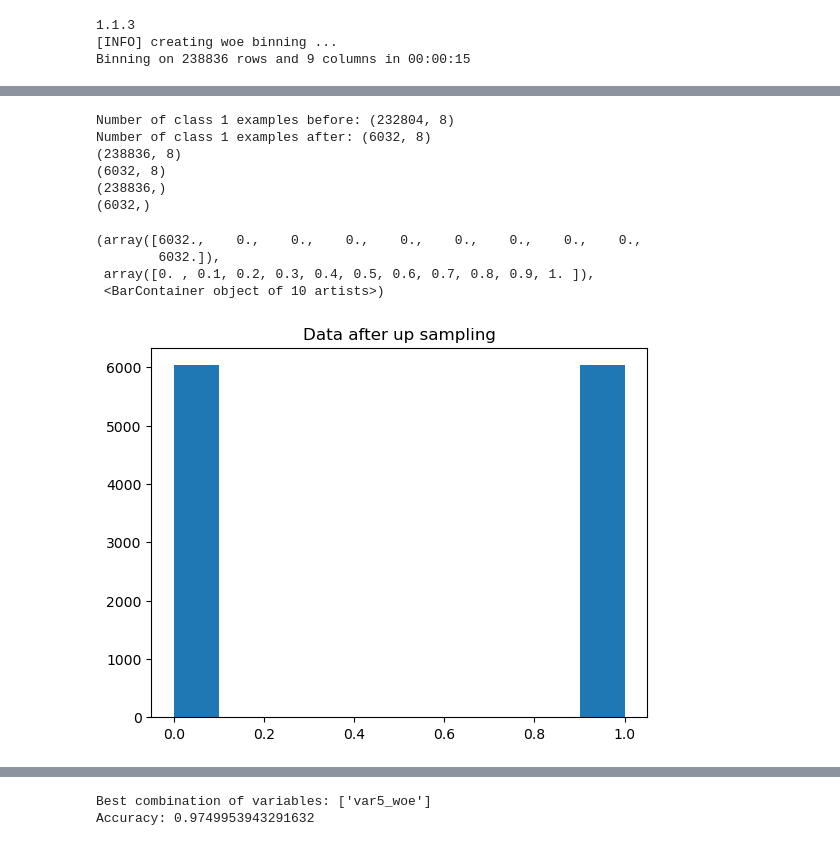
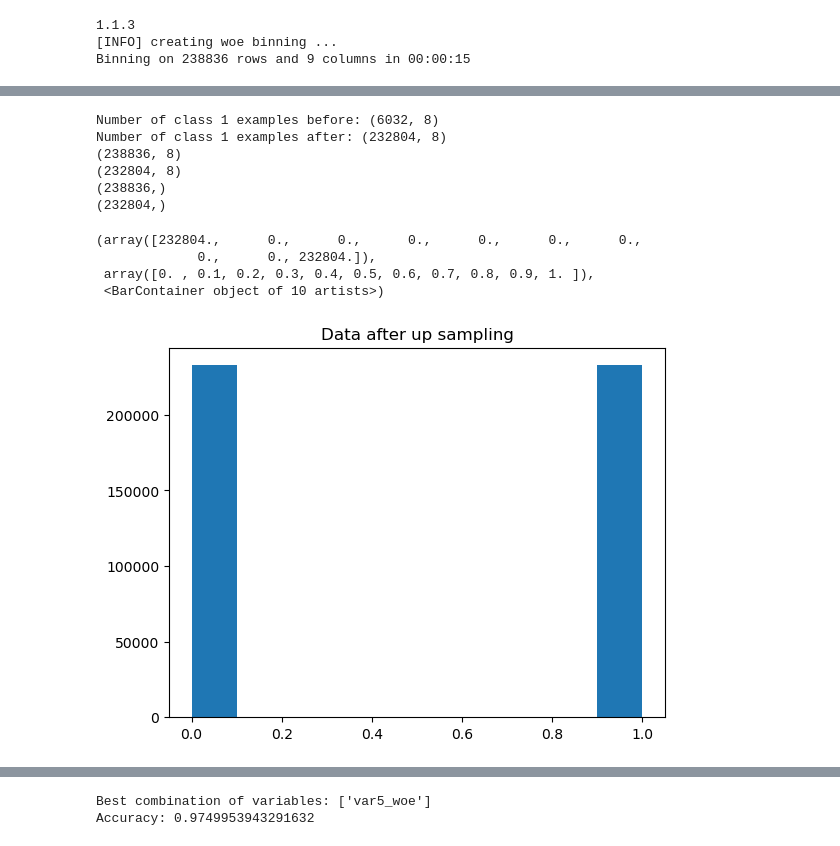
Before and after one commit to martinbandung/2023_MLF_Project, a Jupyter notebook: CS-1st trial.ipynb, the cells around one changed output, grey strips where cells are left out. Drawn from its saved outputs; the diff is of its cells as text; code cells hidden in the pictures.

```diff
--- a/CS-1st trial.ipynb
+++ b/CS-1st trial.ipynb
@@ -178,7 +178,7 @@ Binning on 238836 rows and 9 columns in 00:00:12
 #Up-sampling - address class imbalance / prevent bias toward majority class
 from sklearn.utils import resample
 
-train_data['event'].replace({0:1, 1:0},inplace=True)
+
 
 X_train=train_data.drop("event" ,axis= 1)
 y_train=train_target
@@ -188,40 +188,40 @@ print('Number of class 1 examples before:', X_train[y_train == 1].shape)
 
 
 X_upsampled, y_upsampled = resample(X_train[y_train == 1],
                                     y_train[y_train == 1],
                                     replace=True,
                                     n_samples=X_train[y_train == 0].shape[0],
                                     random_state=123)
 
 print('Number of class 1 examples after:', X_upsampled.shape)
 #print('Number of class 1 examples after:', y_upsampled.shape)
 
 #UPSAMPLE
 
 
 print(X_train.shape)
 print(X_upsampled.shape)
 print(y_train.shape)
 print(y_upsampled.shape)
 
 X_bal = np.vstack((X_train[y_train==0], X_upsampled))
 y_bal = np.hstack((y_train[y_train==0], y_upsampled))
 
 #check the data label balance
 plt.title('Data after up sampling')
 plt.hist(y_bal)
 # %% [output]
-Number of class 1 examples before: (232804, 8)
-Number of class 1 examples after: (6032, 8)
+Number of class 1 examples before: (6032, 8)
+Number of class 1 examples after: (232804, 8)
 (238836, 8)
-(6032, 8)
+(232804, 8)
 (238836,)
-(6032,)
+(232804,)
-(array([6032.,    0.,    0.,    0.,    0.,    0.,    0.,    0.,    0.,
-        6032.]),
+(array([232804.,      0.,      0.,      0.,      0.,      0.,      0.,
+             0.,      0., 232804.]),
  array([0. , 0.1, 0.2, 0.3, 0.4, 0.5, 0.6, 0.7, 0.8, 0.9, 1. ]),
  <BarContainer object of 10 artists>)
-[figure, old version]
+[figure, new version]
 # %%
 from sklearn.model_selection import train_test_split
 
```
Also changed, not shown: parts of 4 cells of this notebook.
